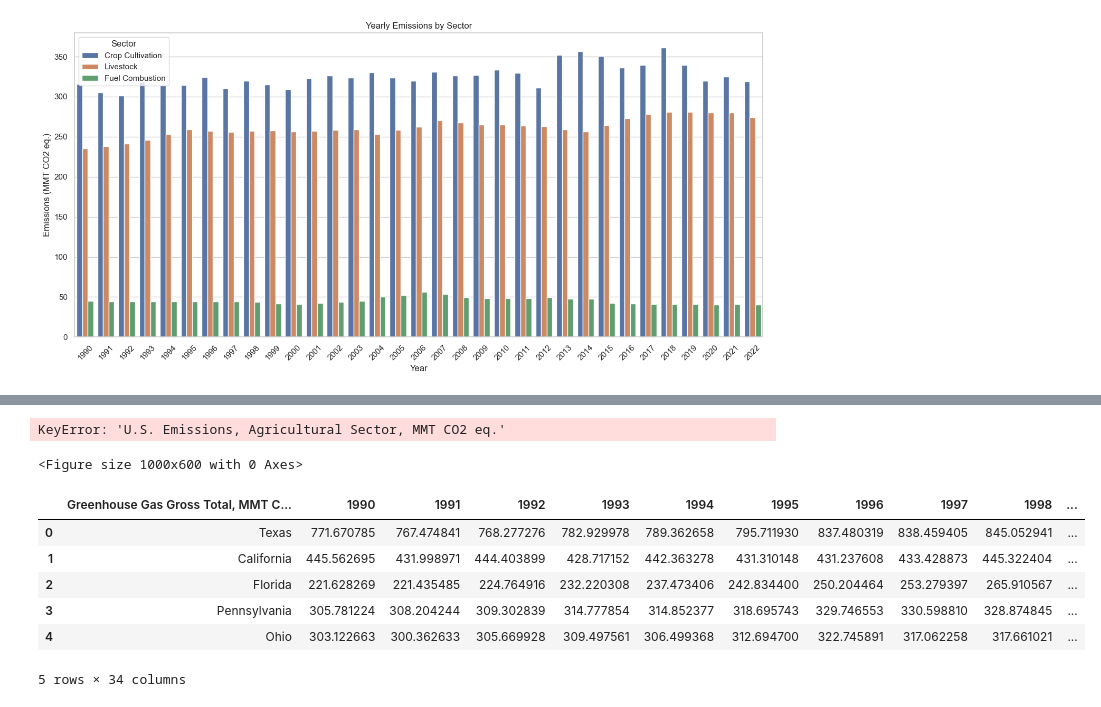
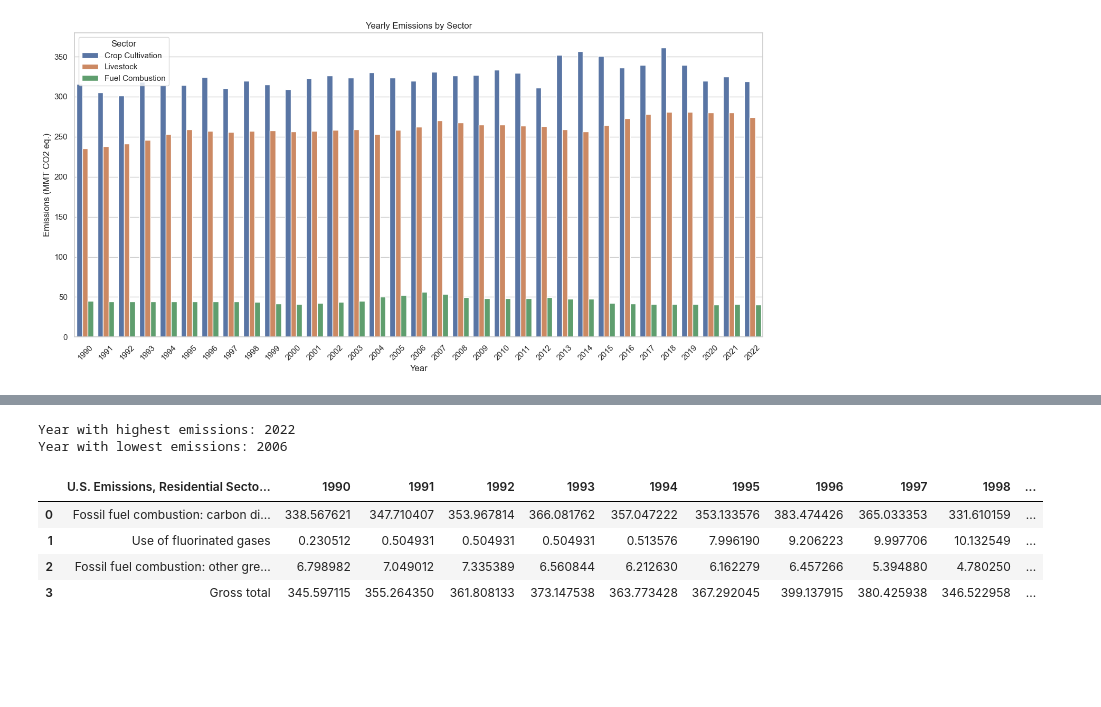
Before and after one commit to Anagha7Shinde/Capstone_Anagha, a Jupyter notebook: Notebook/Untitled2.ipynb, the cells around one changed output, grey strips where cells are left out. Drawn from its saved outputs; the diff is of its cells as text; code cells hidden in the pictures; blank space fills up the shorter version.

```diff
--- a/Notebook/Untitled2.ipynb
+++ b/Notebook/Untitled2.ipynb
@@ -233,26 +843,21 @@ plt.show()
+# %%
+#Identify years with maximum and minimum emissions
+max_emissions_year = df.loc[df["Gross Total"].idxmax(), "Year"]
+min_emissions_year = df.loc[df["Gross Total"].idxmin(), "Year"]
+print(f"Year with highest emissions: {max_emissions_year}")
+print(f"Year with lowest emissions: {min_emissions_year}")
+# %% [output]
+Year with highest emissions: 2022
+Year with lowest emissions: 2006
 # %%
 # Create stacked area chart plt.fill_between(x, y1, color="skyblue", alpha=0.5, label='Series 1') plt.fill_between(x, y2, color="orange", alpha=0.5, label='Series 2')
-# %%
-plt.figure(figsize=(10, 6))
-plt.stackplot(new_data['U.S. Emissions, Agricultural Sector, MMT CO2 eq.'], new_data['Crop cultivation'], new_data['Livestock'], new_data['Fuel combustion'], labels=['Crop cultivation', 'Livestock', 'Fuel combustion'], alpha=0.6)
-plt.title('U.S. Emissions from Agricultural Sector (MMT CO2 eq.)')
-plt.xlabel('Year')
-plt.ylabel('Emissions (MMT CO2 eq.)')
-plt.legend(loc='upper left')
-plt.tight_layout()
-plt.show()
-# %% [output]
-KeyError: 'U.S. Emissions, Agricultural Sector, MMT CO2 eq.'
-<Figure size 1000x600 with 0 Axes>
 # %%
- Greenhouse_data_by_state = pd.read_csv('../data/Greenhouse_Gas.csv')
+ Residential = pd.read_csv('../data/Residential_data.csv')
 
-Greenhouse_data_by_state.head()
+Residential.head()
 # %% [output]
-|  | Greenhouse Gas Gross Total, MMT C... | 1990 | 1991 | 1992 | 1993 | 1994 | 1995 | 1996 | 1997 | 1998 | ... |
-| 0 | Texas | 771.670785 | 767.474841 | 768.277276 | 782.929978 | 789.362658 | 795.711930 | 837.480319 | 838.459405 | 845.052941 | ... |
-| 1 | California | 445.562695 | 431.998971 | 444.403899 | 428.717152 | 442.363278 | 431.310148 | 431.237608 | 433.428873 | 445.322404 | ... |
-| 2 | Florida | 221.628269 | 221.435485 | 224.764916 | 232.220308 | 237.473406 | 242.834400 | 250.204464 | 253.279397 | 265.910567 | ... |
-| 3 | Pennsylvania | 305.781224 | 308.204244 | 309.302839 | 314.777854 | 314.852377 | 318.695743 | 329.746553 | 330.598810 | 328.874845 | ... |
-| 4 | Ohio | 303.122663 | 300.362633 | 305.669928 | 309.497561 | 306.499368 | 312.694700 | 322.745891 | 317.062258 | 317.661021 | ... |
+|  | U.S. Emissions, Residential Secto... | 1990 | 1991 | 1992 | 1993 | 1994 | 1995 | 1996 | 1997 | 1998 | ... |
+| 0 | Fossil fuel combustion: carbon di... | 338.567621 | 347.710407 | 353.967814 | 366.081762 | 357.047222 | 353.133576 | 383.474426 | 365.033353 | 331.610159 | ... |
+| 1 | Use of fluorinated gases | 0.230512 | 0.504931 | 0.504931 | 0.504931 | 0.513576 | 7.996190 | 9.206223 | 9.997706 | 10.132549 | ... |
+| 2 | Fossil fuel combustion: other gre... | 6.798982 | 7.049012 | 7.335389 | 6.560844 | 6.212630 | 6.162279 | 6.457266 | 5.394880 | 4.780250 | ... |
+| 3 | Gross total | 345.597115 | 355.264350 | 361.808133 | 373.147538 | 363.773428 | 367.292045 | 399.137915 | 380.425938 | 346.522958 | ... |
-5 rows × 34 columns
```
Also changed, not shown: parts of 103 cells of this notebook, 26 other files.
